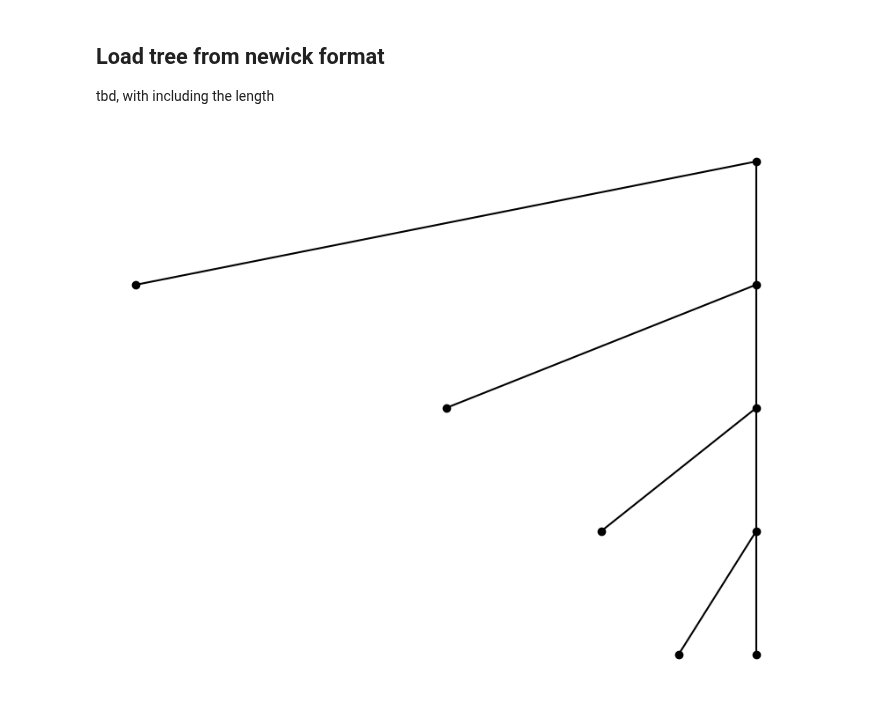
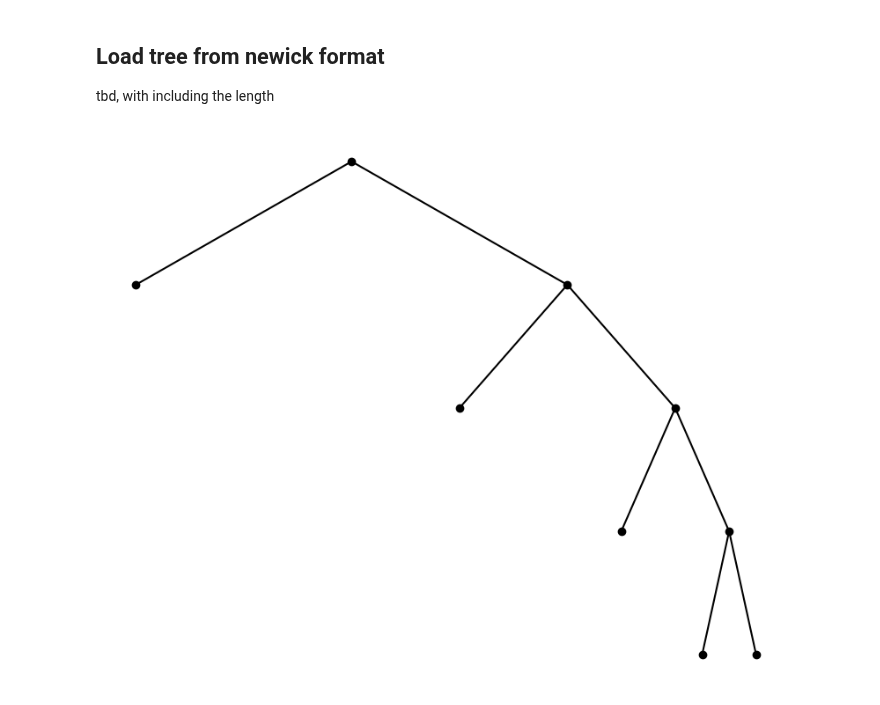
Before and after one commit to ComputationalEvolutionaryMorphometry/hyperiax, a Jupyter notebook: examples/Tree building.ipynb, the cells around one changed output. Saved outputs shown, nothing was run; the diff lists cells and outputs as text; code cells hidden in the pictures.

Commit message:
Fix tree-building and upwards-lddmm examples

```diff
--- a/examples/Tree building.ipynb
+++ b/examples/Tree building.ipynb
@@ -71,7 +63,7 @@ for leaf in noise_tree.iter_leaves():
 ## Save the tree structure for future use
 For now, there is a problem with the new defination of edgelength, tba
 # %%
-tree_str  = noise_tree.tree_to_newick()
+tree_str  = noise_tree.to_newick()
 print(tree_str)
 # %% [output]
 (0:1,(1:1,(2:1,(3:1,4:1):1):1):1):1;
@@ -80,7 +72,7 @@ print(tree_str)
 
 tbd, with including the length
 # %%
-jax_tree = jaxtrees.tree.builders.tree_from_newick(tree_str)
+jax_tree = hyperiax.tree.builders.tree_from_newick(tree_str)
 jax_tree.plot_tree()
 # %% [output]
-[figure, old version]
+[figure, new version]
```
Also changed, not shown: parts of 7 cells of this notebook, 1 other file.
